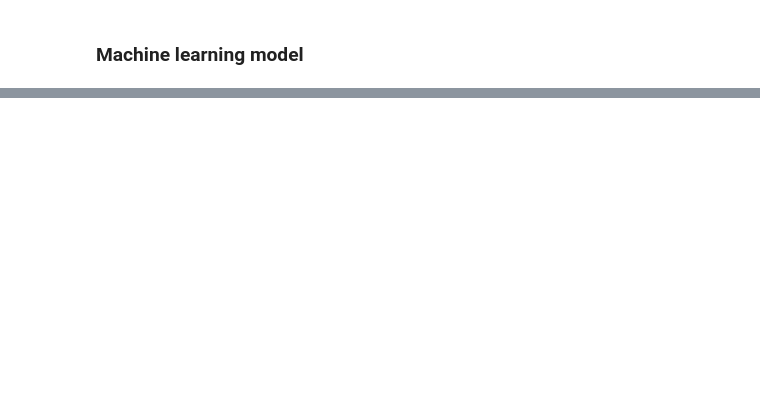
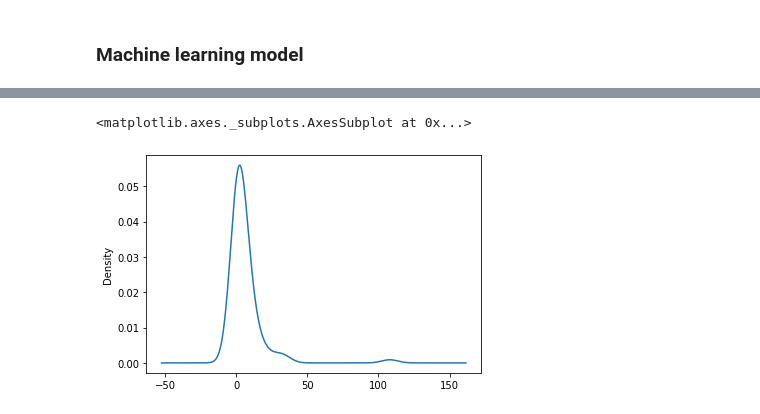
Before and after one commit to jbtrahin/soccer_masters, a Jupyter notebook: PL_data_sets.ipynb, the cells around one changed output, grey strips where cells are left out. Cells and saved outputs as stored; diff of their text form; code cells hidden in the pictures; blank space fills up the shorter version.

```diff
--- a/PL_data_sets.ipynb
+++ b/PL_data_sets.ipynb
@@ -124,2 +97,0 @@ nation_split.drop(columns={'A'})
-# %%
-PL_19_20_df['Nation'] = nation_split['B']
@@ -136,6 +98,3 @@ PL_19_20_df.head()
-# %%
-PL_19_20_df.drop(columns=["Rk"], axis=1, inplace=True)
-PL_19_20_df.drop(columns=["Matches"], axis=1, inplace=True)
 # %%
 #clean up 18-19
 PL_18_19_df = PL_18_19_df.rename(columns={"Player▲": "Player"})
@@ -196,2 +135,6 @@ PL_17_18_df.head()
 # %% [markdown]
 ### Machine learning model
+# %%
+#expected goal
+expected_goals_count = PL_19_20_df['xG'].value_counts()
+expected_goals_count
@@ -197,0 +154,6 @@ PL_17_18_df.head()
+# %%
+# Visualize the value counts
+expected_goals_count.plot.density()
+# %% [output]
+<matplotlib.axes._subplots.AxesSubplot at 0x...>
+[figure, added]
```
Also changed, not shown: parts of 14 cells of this notebook.
